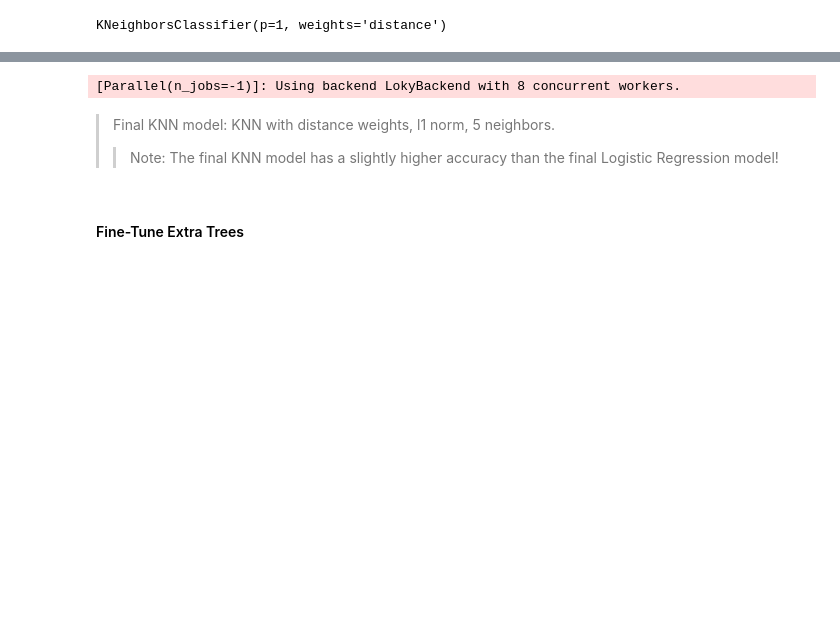
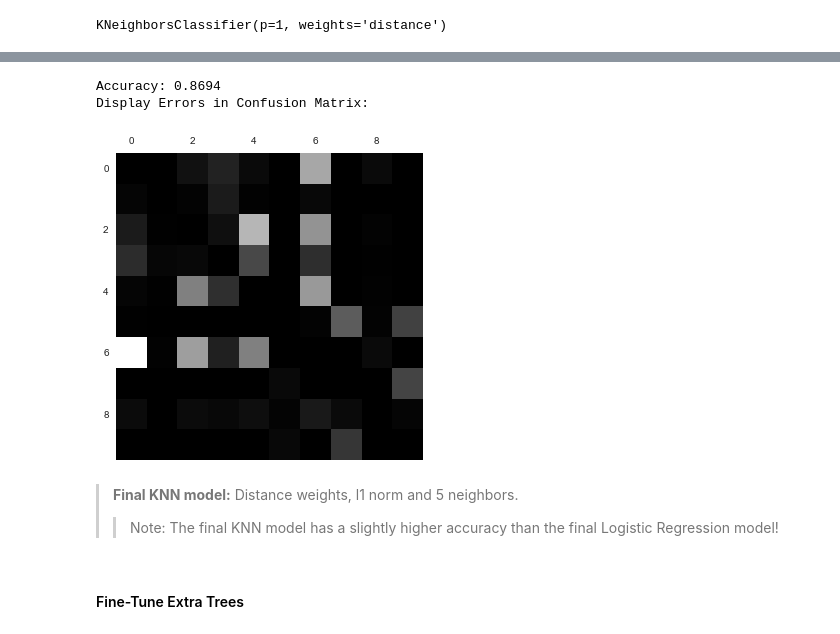
Before and after one commit to adiy55/1SB-Final-Project, a Jupyter notebook: 1SB ML Fashion MNIST.ipynb, the cells around one changed output, grey strips where cells are left out. Cells and saved outputs as stored; diff of their text form; code cells hidden in the pictures; blank space fills up the shorter version.

```diff
--- a/1SB ML Fashion MNIST.ipynb
+++ b/1SB ML Fashion MNIST.ipynb
@@ -1263,11 +1223,13 @@ for mean_score, params in zip(cvres["mean_test_score"], cvres["params"]):
 0.8638666666666666 {'n_neighbors': 15}
 # %%
-knn_clf3_pred = cross_val_predict(knn_clf3, X_train_reduced, y_train, cv=6, verbose=2, n_jobs=-1)
-joblib.dump(knn_clf3_pred, "FMNIST/pred/knn_clf3_pred.pkl")
-# knn_clf3_pred = joblib.load(r"FMNIST/pred/knn_clf3_pred.pkl")
+# knn_clf3_pred = cross_val_predict(knn_clf3, X_train_reduced, y_train, cv=6, verbose=2, n_jobs=-1)
+# joblib.dump(knn_clf3_pred, "FMNIST/pred/knn_clf3_pred.pkl")
+knn_clf3_pred = joblib.load(r"FMNIST/pred/knn_clf3_pred.pkl")
 display_evaluation(y_train, knn_clf3_pred)
 # %% [output]
-[Parallel(n_jobs=-1)]: Using backend LokyBackend with 8 concurrent workers.
+Accuracy: 0.8694
+Display Errors in Confusion Matrix:
+[figure, added]
 # %% [markdown]
-> Final KNN model: KNN with distance weights, l1 norm, 5 neighbors.
+> **Final KNN model:** Distance weights, l1 norm and 5 neighbors.
 >> Note: The final KNN model has a slightly higher accuracy than the final Logistic Regression model!
```
Also changed, not shown: parts of 191 cells of this notebook.
